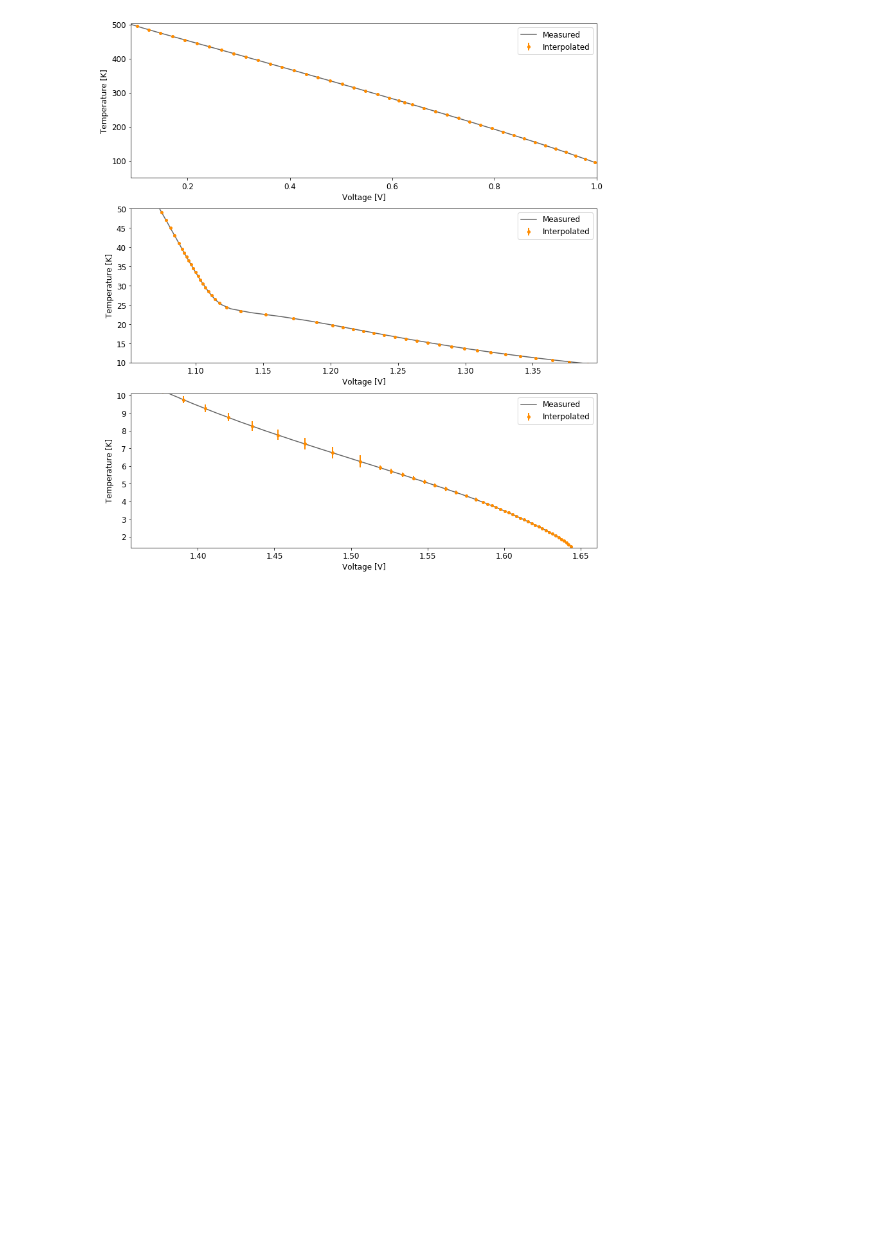
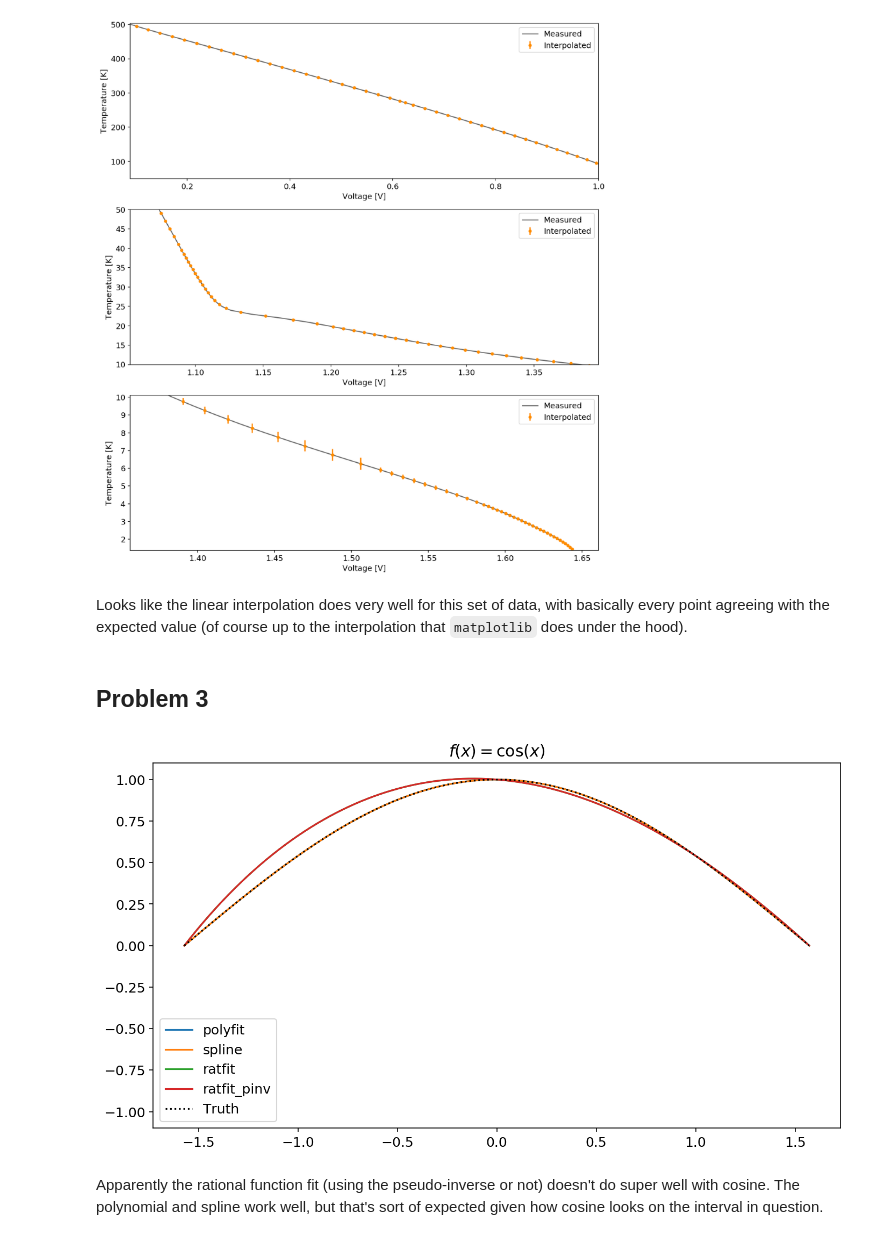
Before and after one commit to r-pascua/phys_512_f2020, a Jupyter notebook: PS1/PS1.ipynb, the cells around one changed output. Drawn from its saved outputs; the diff is of its cells as text; code cells hidden in the pictures; blank space fills up the shorter version.

```diff
--- a/PS1/PS1.ipynb
+++ b/PS1/PS1.ipynb
@@ -80,5 +83,5 @@ ax.legend();
 # %%
-x = np.linspace(-1, 1, 100)
+x = np.linspace(-1, 1, 10)
 y = x ** 3 - 2 * x ** 2
 true_derivative = 3 * x ** 2 - 4 * x
 dydx = estimate_derivative(x, y)
@@ -188,3 +256,7 @@ axes[2].set_xlim(0.98 * V2, 1.01 * voltages.max())
 axes[2].set_ylim(0.98 * temperatures.min(), 1.01 * T2);
 # %% [output]
 [figure]
+# %% [markdown]
+Looks like the linear interpolation does very well for this set of data, with basically every point agreeing with the expected value (of course up to the interpolation that `matplotlib` does under the hood).
+# %% [markdown]
+## Problem 3
@@ -190,0 +327,34 @@ axes[2].set_ylim(0.98 * temperatures.min(), 1.01 * T2);
+# %%
+# Look at the various fits for cos(x) on [-pi/2, pi/2]
+n, m = 3, 7
+xvals = np.linspace(-np.pi / 2, np.pi / 2, n + m - 1)
+test_points = np.linspace(xvals.min(), xvals.max(), 100)
+yvals = np.cos(xvals)
+truth = np.cos(test_points)
+polyfit = np.polyfit(xvals, yvals, max(n, m))
+y_polyfit = np.polyval(polyfit, test_points)
+spline = interp1d(xvals, yvals, kind="cubic")
+y_spline = spline(test_points)
+ratfit = rational_fit(xvals, yvals, n, m)
+ratfit_pinv = rational_fit(xvals, yvals, n, m, True)
+y_ratfit = rational_func(ratfit[0], ratfit[1], test_points)
+y_ratfit_pinv = rational_func(ratfit_pinv[0], ratfit_pinv[1], test_points)
+# %%
+fig = plt.figure()
+ax = fig.add_subplot(111)
+ax.set_title(r"$f(x) = \cos(x)$")
+ax.set_ylim(-1.1,1.1)
+fits = {
+    "polyfit": y_polyfit,
+    "spline": y_spline,
+    "ratfit": y_ratfit,
+    "ratfit_pinv": y_ratfit_pinv
+}
+for label, ys in fits.items():
+    ax.plot(test_points, ys, label=label)
+ax.plot(test_points, truth, label="Truth", color="k", ls=":")
+ax.legend();
+# %% [output]
+[figure, added]
+# %% [markdown]
+Apparently the rational function fit (using the pseudo-inverse or not) doesn't do super well with cosine. The polynomial and spline work well, but that's sort of expected given how cosine looks on the interval in question.
```
Also changed, not shown: parts of 26 cells of this notebook.
